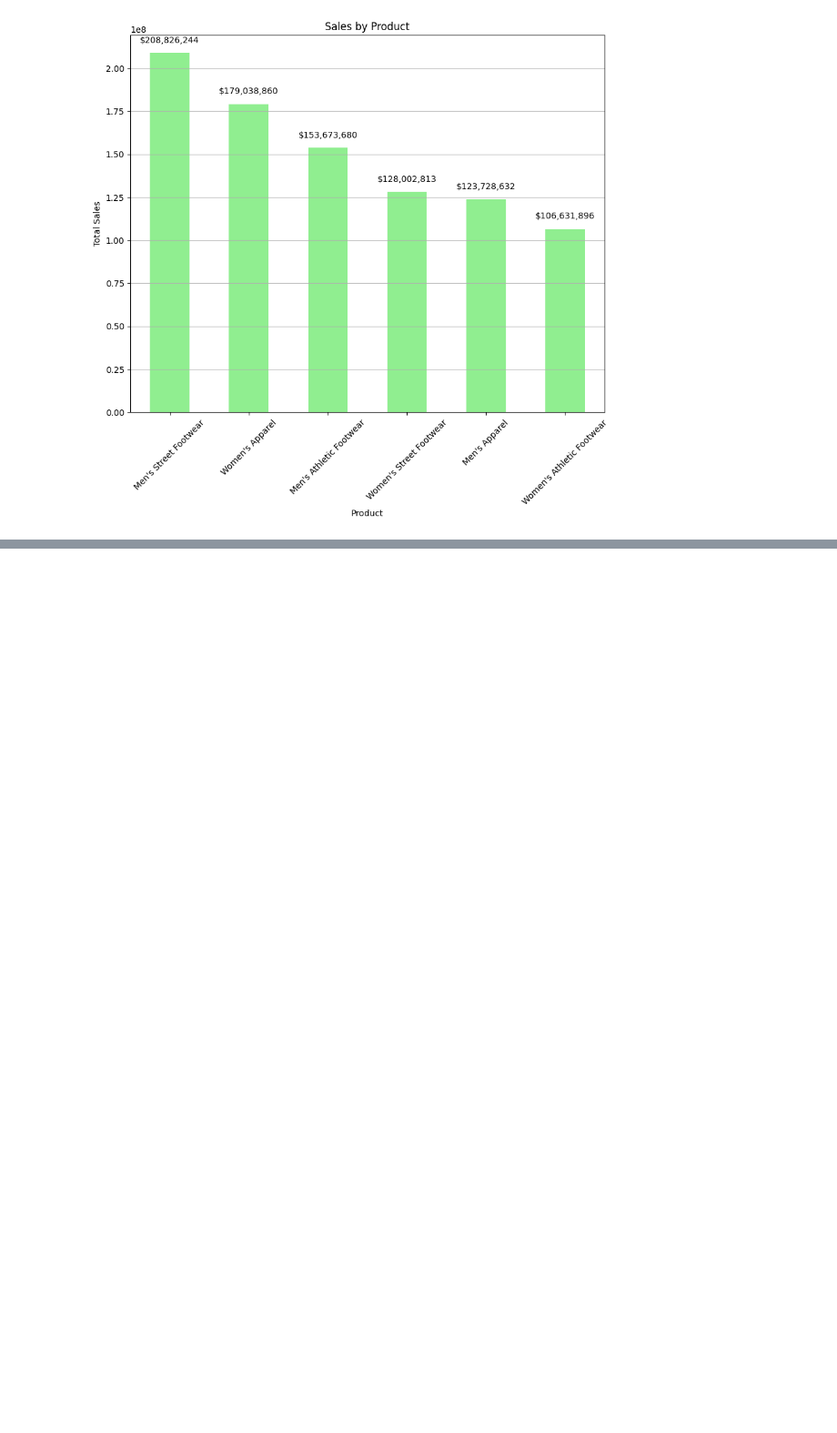
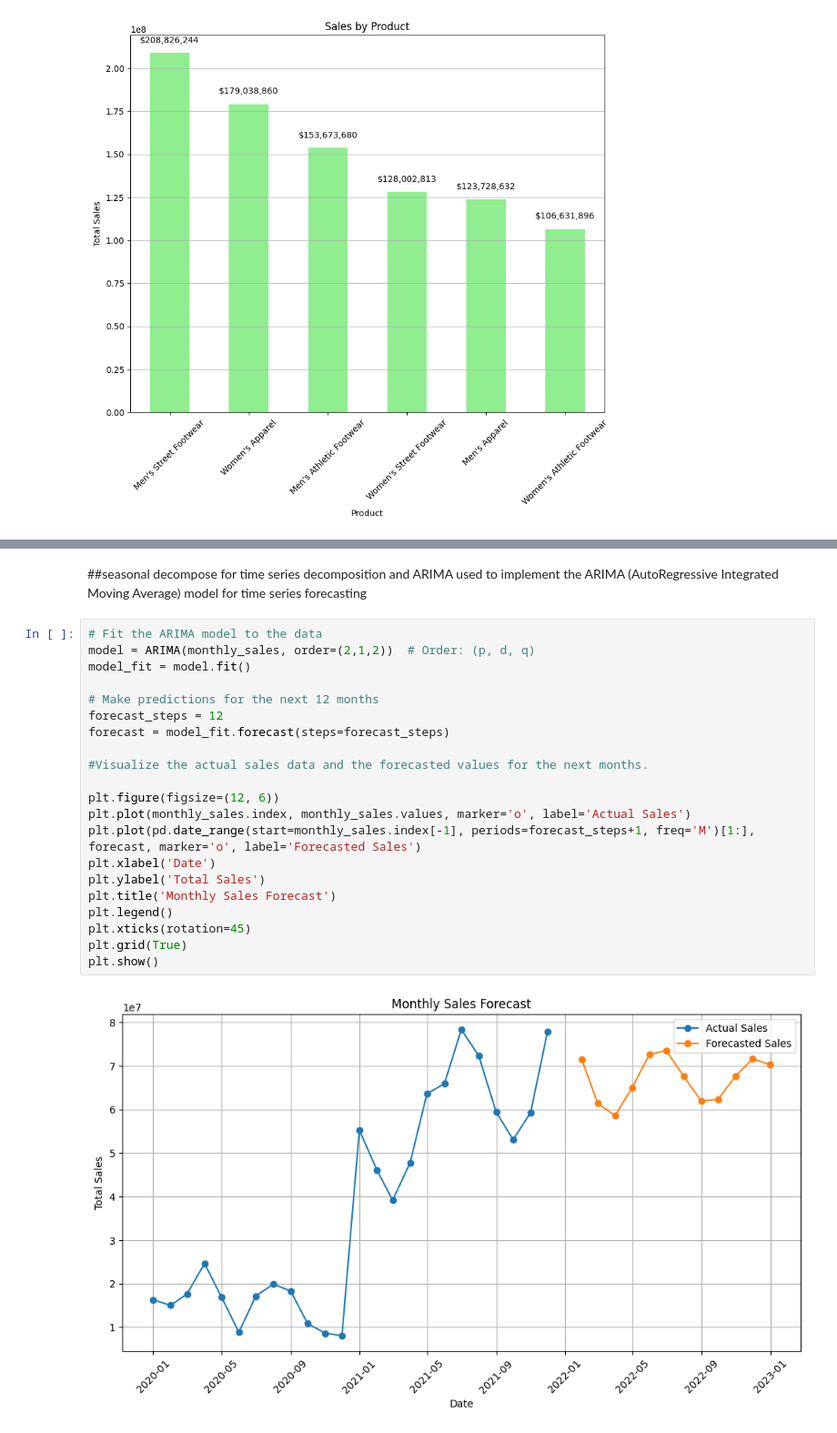
Before and after one commit to Nazneen-akram/coursera-rep, a Jupyter notebook: adidas_EDA.ipynb, the cells around one changed output, grey strips where cells are left out. Shown at 91% size. Cells and saved outputs as stored; diff of their text form; blank space fills up the shorter version.

```diff
--- a/adidas_EDA.ipynb
+++ b/adidas_EDA.ipynb
@@ -205,0 +255,25 @@ plt.show()
+# %% [markdown]
+##seasonal decompose for time series decomposition and ARIMA used to implement the ARIMA (AutoRegressive Integrated Moving Average) model for time series forecasting
+# %%
+# Fit the ARIMA model to the data
+model = ARIMA(monthly_sales, order=(2,1,2))  # Order: (p, d, q)
+model_fit = model.fit()
+
+# Make predictions for the next 12 months
+forecast_steps = 12
+forecast = model_fit.forecast(steps=forecast_steps)
+
+#Visualize the actual sales data and the forecasted values for the next months.
+
+plt.figure(figsize=(12, 6))
+plt.plot(monthly_sales.index, monthly_sales.values, marker='o', label='Actual Sales')
+plt.plot(pd.date_range(start=monthly_sales.index[-1], periods=forecast_steps+1, freq='M')[1:], forecast, marker='o', label='Forecasted Sales')
+plt.xlabel('Date')
+plt.ylabel('Total Sales')
+plt.title('Monthly Sales Forecast')
+plt.legend()
+plt.xticks(rotation=45)
+plt.grid(True)
+plt.show()
+# %% [output]
+[figure, added]
```
Also changed, not shown: parts of 6 cells of this notebook.
